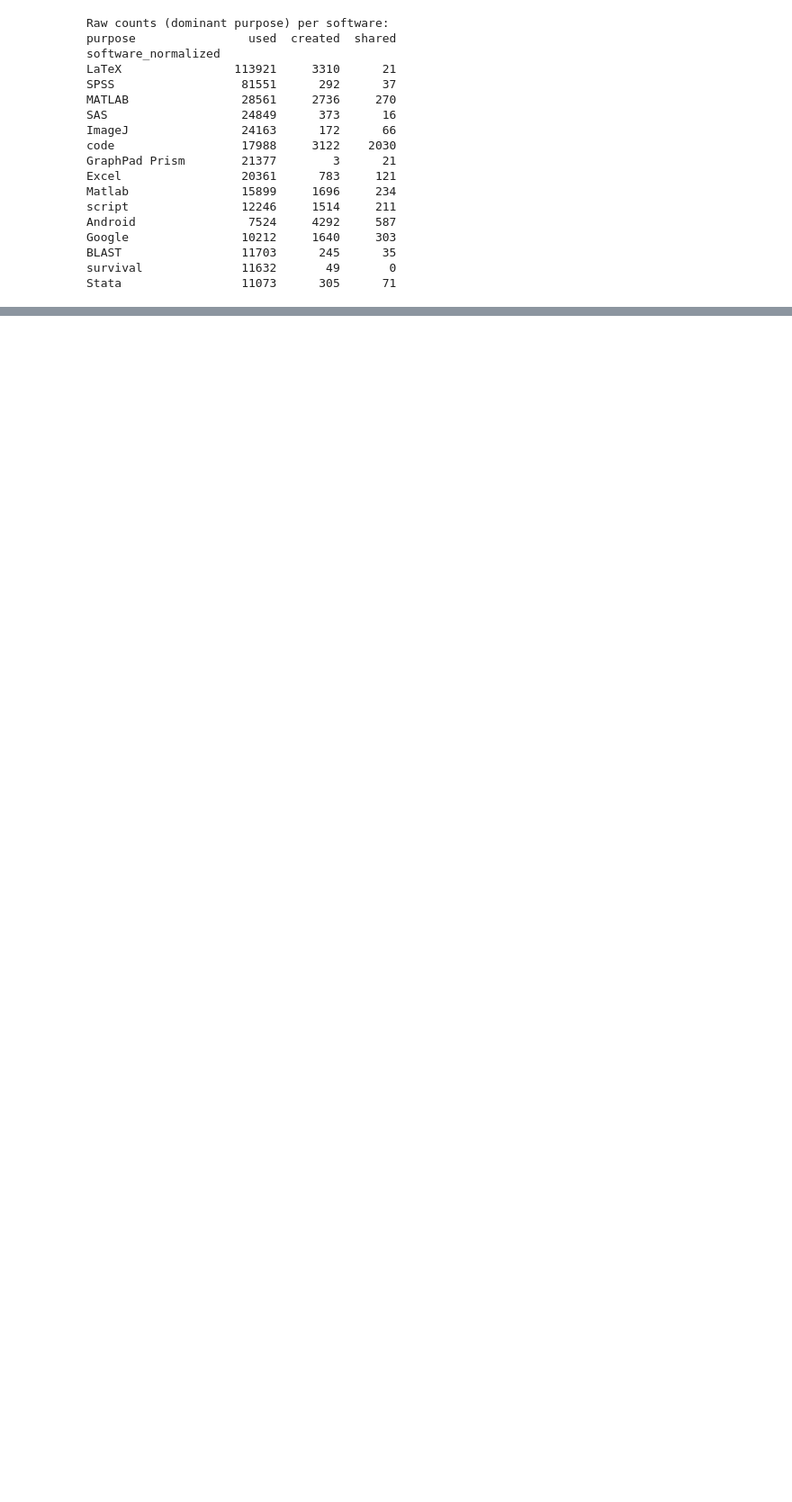
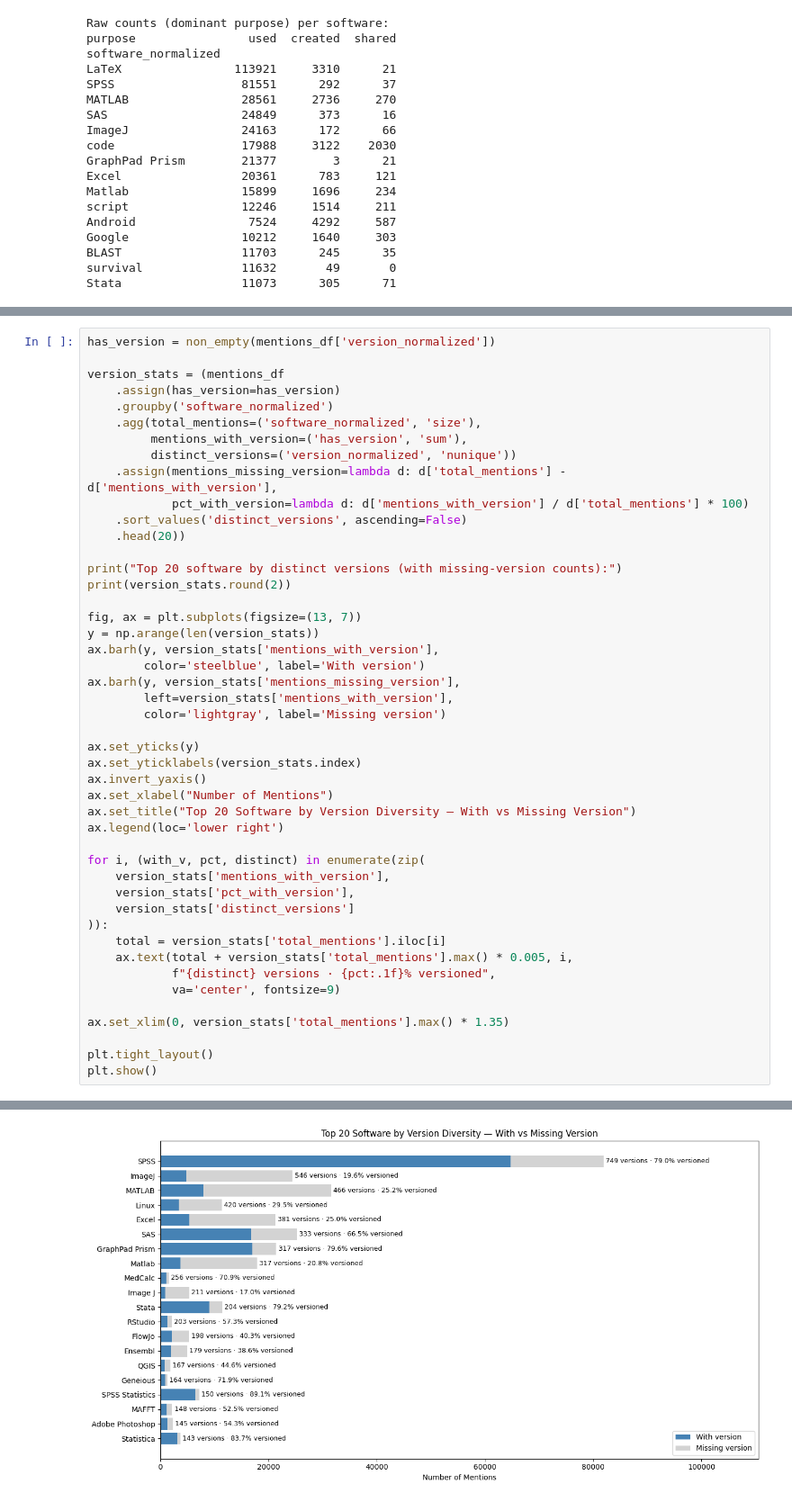
Before and after one commit to kierangivens/softcite-extractions-oa, a Jupyter notebook: softcite_analysis.ipynb, the cells around one changed output, grey strips where cells are left out. Shown at 90% size. Drawn from its saved outputs; the diff is of its cells as text; blank space fills up the shorter version.

```diff
--- a/softcite_analysis.ipynb
+++ b/softcite_analysis.ipynb
@@ -941,0 +974,47 @@ Stata                 11073      305      71
+# %%
+has_version = non_empty(mentions_df['version_normalized'])
+
+version_stats = (mentions_df
+    .assign(has_version=has_version)
+    .groupby('software_normalized')
+    .agg(total_mentions=('software_normalized', 'size'),
+         mentions_with_version=('has_version', 'sum'),
+         distinct_versions=('version_normalized', 'nunique'))
+    .assign(mentions_missing_version=lambda d: d['total_mentions'] - d['mentions_with_version'],
+            pct_with_version=lambda d: d['mentions_with_version'] / d['total_mentions'] * 100)
+    .sort_values('distinct_versions', ascending=False)
+    .head(20))
+
+print("Top 20 software by distinct versions (with missing-version counts):")
+print(version_stats.round(2))
+
+fig, ax = plt.subplots(figsize=(13, 7))
+y = np.arange(len(version_stats))
+ax.barh(y, version_stats['mentions_with_version'],
+        color='steelblue', label='With version')
+ax.barh(y, version_stats['mentions_missing_version'],
+        left=version_stats['mentions_with_version'],
+        color='lightgray', label='Missing version')
+
+ax.set_yticks(y)
+ax.set_yticklabels(version_stats.index)
+ax.invert_yaxis()
+ax.set_xlabel("Number of Mentions")
+ax.set_title("Top 20 Software by Version Diversity — With vs Missing Version")
+ax.legend(loc='lower right')
+
+for i, (with_v, pct, distinct) in enumerate(zip(
+    version_stats['mentions_with_version'],
+    version_stats['pct_with_version'],
+    version_stats['distinct_versions']
+)):
+    total = version_stats['total_mentions'].iloc[i]
+    ax.text(total + version_stats['total_mentions'].max() * 0.005, i,
+            f"{distinct} versions · {pct:.1f}% versioned",
+            va='center', fontsize=9)
+
+ax.set_xlim(0, version_stats['total_mentions'].max() * 1.35)
+
+plt.tight_layout()
+plt.show()
+# %% [output]
@@ -941,0 +1038 @@ Stata                 11073      305      71
+[figure, added]
```
Also changed, not shown: parts of 2 cells of this notebook.
